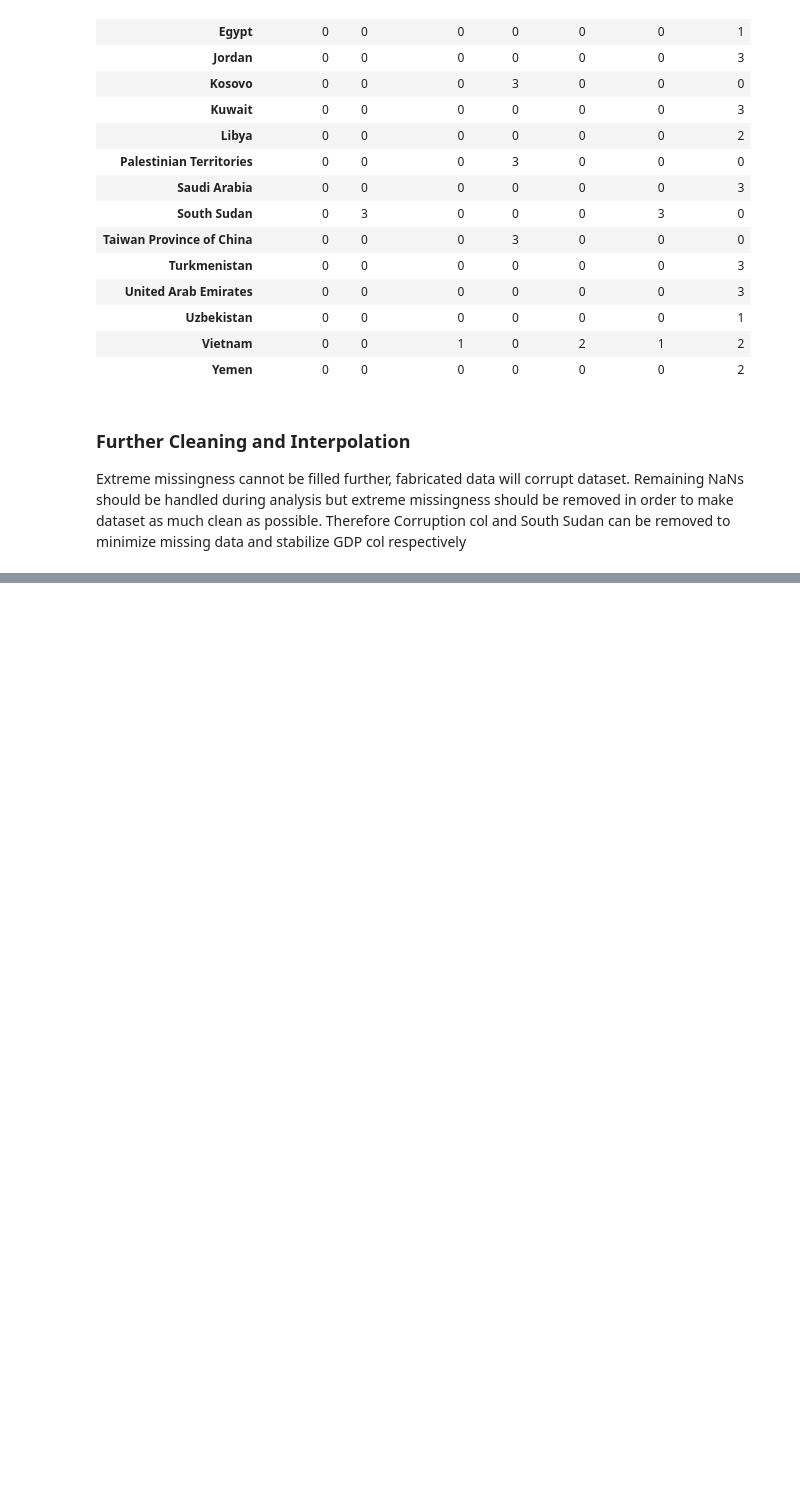
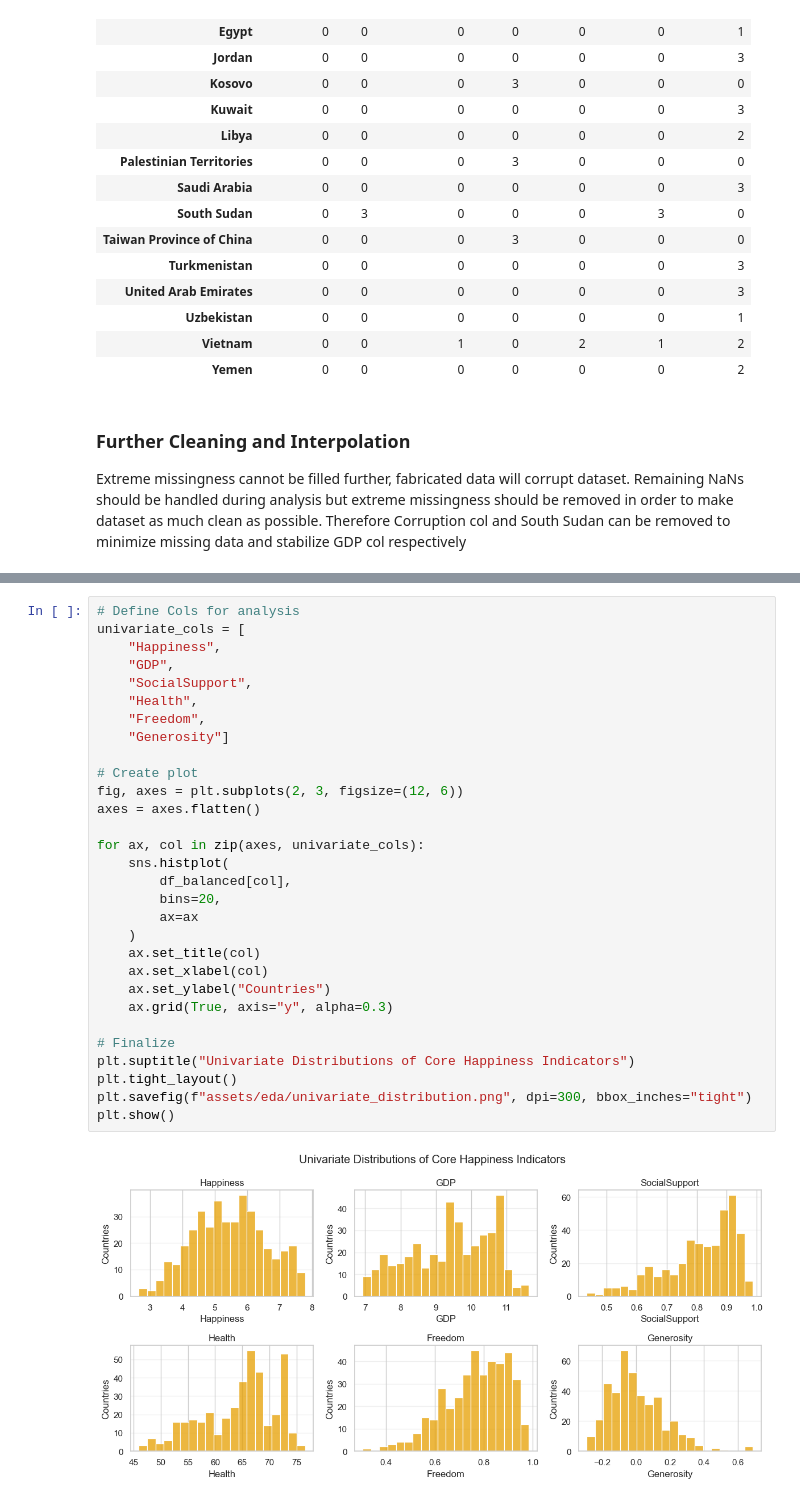
Before and after one commit to baxasd/DVCW, a Jupyter notebook: Z22590018.ipynb, the cells around one changed output, grey strips where cells are left out. Saved outputs shown, nothing was run; the diff lists cells and outputs as text; blank space fills up the shorter version.

```diff
--- a/Z22590018.ipynb
+++ b/Z22590018.ipynb
@@ -222,0 +253,32 @@ Final dataset saved successfully...
+# %%
+# Define Cols for analysis
+univariate_cols = [
+    "Happiness",
+    "GDP",
+    "SocialSupport",
+    "Health",
+    "Freedom",
+    "Generosity"]
+
+# Create plot
+fig, axes = plt.subplots(2, 3, figsize=(12, 6))
+axes = axes.flatten()
+
+for ax, col in zip(axes, univariate_cols):
+    sns.histplot(
+        df_balanced[col],
+        bins=20,
+        ax=ax
+    )
+    ax.set_title(col)
+    ax.set_xlabel(col)
+    ax.set_ylabel("Countries")
+    ax.grid(True, axis="y", alpha=0.3)
+
+# Finalize
+plt.suptitle("Univariate Distributions of Core Happiness Indicators")
+plt.tight_layout()
+plt.savefig(f"assets/eda/univariate_distribution.png", dpi=300, bbox_inches="tight")
+plt.show()
+# %% [output]
+[figure, added]
```
Also changed, not shown: parts of 26 cells of this notebook, 15 other files.
